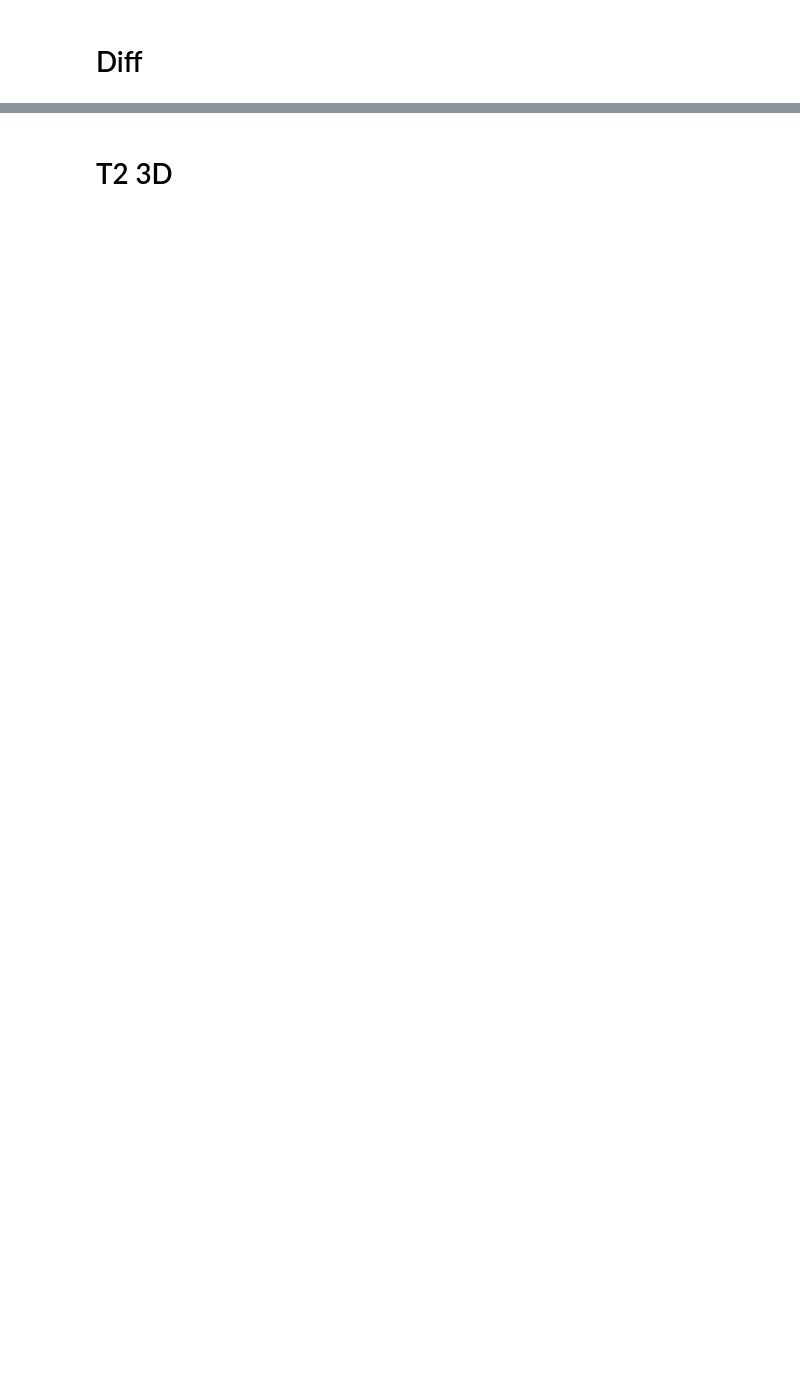
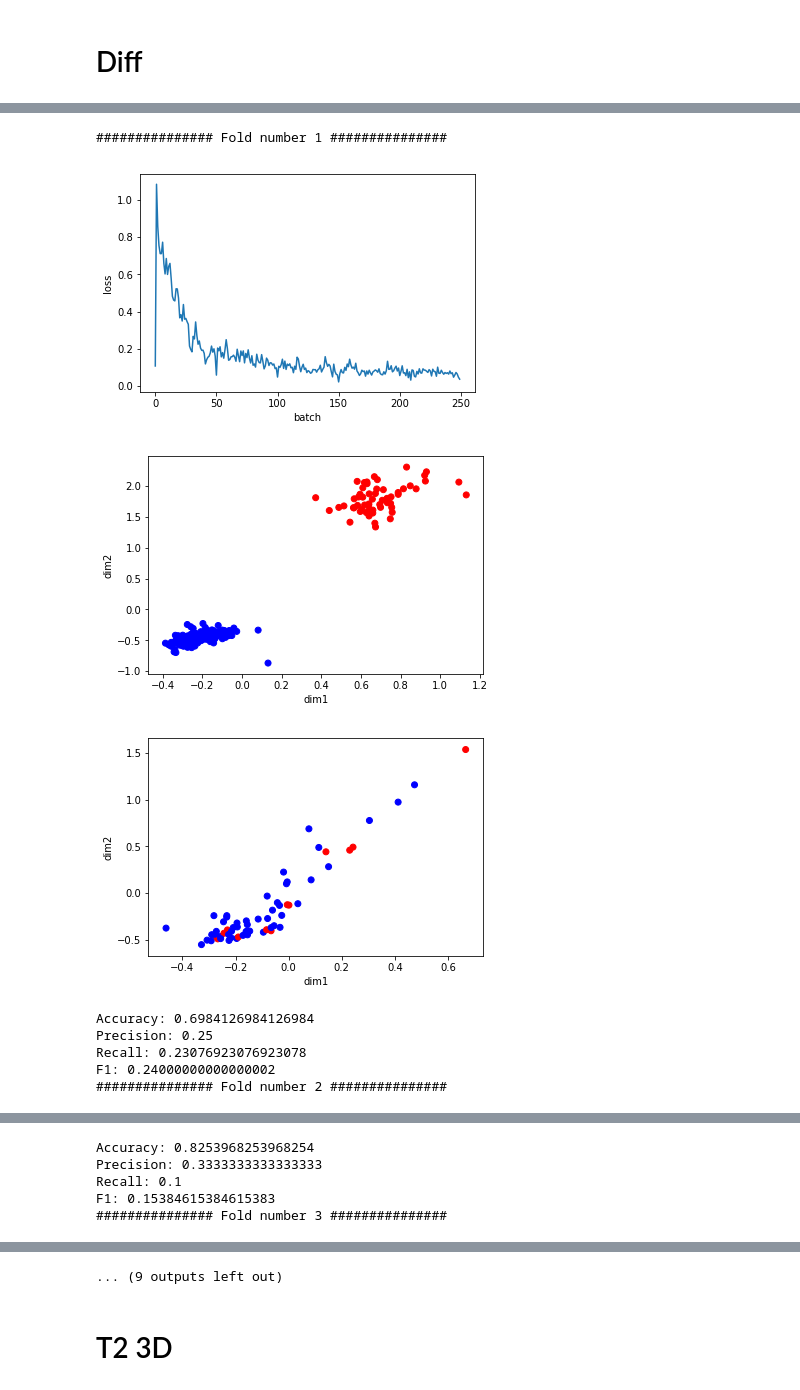
Before and after one commit to daviddzxy/BP, a Jupyter notebook: train.ipynb, the cells around one changed output, grey strips where cells are left out. Saved outputs shown, nothing was run; the diff lists cells and outputs as text; code cells hidden in the pictures; blank space fills up the shorter version.

```diff
--- a/train.ipynb
+++ b/train.ipynb
@@ -147,0 +225,13 @@ F1: 0.13043478260869565
+# %%
+model = models.SiameseModel(4, 0.0001, networks.SiameseNet(networks.Net2DChannel2()).cuda(), loss_functions.ContrastiveLoss())
+k_cross_validation(model, images, 64, path)
+# %% [output]
+############### Fold number 1 ###############
+[figure, added]
+[figure, added]
+[figure, added]
+Accuracy: 0.6984126984126984
+Precision: 0.25
+Recall: 0.23076923076923078
+F1: 0.24000000000000002
+############### Fold number 2 ###############
@@ -147,0 +241,5 @@ F1: 0.13043478260869565
+Accuracy: 0.8253968253968254
+Precision: 0.3333333333333333
+Recall: 0.1
+F1: 0.15384615384615383
+############### Fold number 3 ###############
@@ -148,3 +249,4 @@ F1: 0.13043478260869565
+... (9 outputs left out)
 # %% [markdown]
 # T2 3D
 # %%
```
Also changed, not shown: parts of 75 cells of this notebook, 5 other files.
